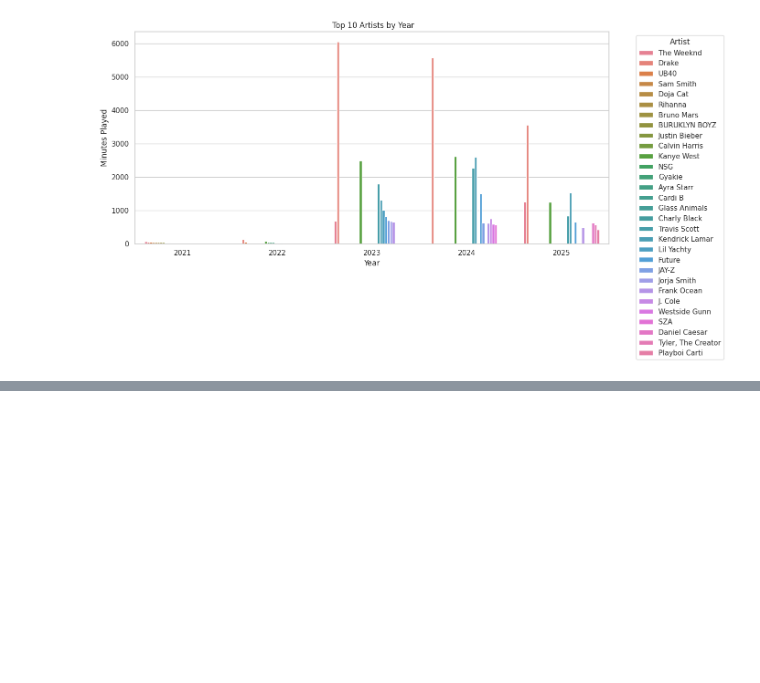
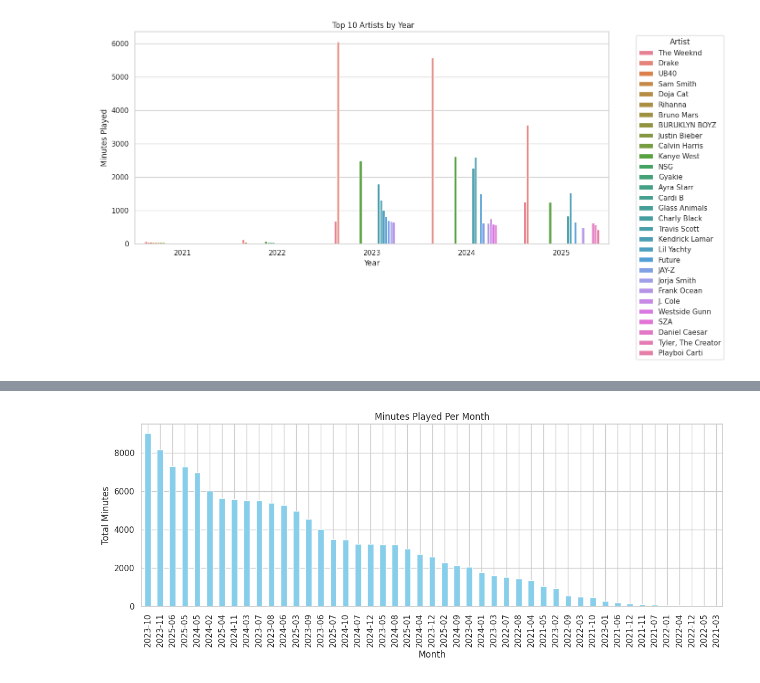
Before and after one commit to elvert19/spoti_stats, a Jupyter notebook: spotiy.ipynb, the cells around one changed output, grey strips where cells are left out. Cells and saved outputs as stored; diff of their text form; code cells hidden in the pictures; blank space fills up the shorter version.

```diff
--- a/spotiy.ipynb
+++ b/spotiy.ipynb
@@ -463,0 +566,11 @@ plt.show();
+# %%
+
+combined_df['timestamp'] = pd.to_datetime(combined_df['timestamp'])
+combined_df['month'] = combined_df['timestamp'].dt.to_period('M')
+
+
+monthly_listens = combined_df.groupby('month')['minutes_played'].sum().sort_values(ascending=False)
+
+
+print(" Most active months by total listening time:")
+print(monthly_listens.head());
@@ -463,0 +586,10 @@ plt.show();
+# %%
+
+
+monthly_listens.plot(kind='bar', figsize=(12, 5), title="Minutes Played Per Month", color='skyblue')
+plt.ylabel("Total Minutes")
+plt.xlabel("Month")
+plt.tight_layout()
+plt.show()
+# %% [output]
+[figure, added]
```
Also changed, not shown: parts of 6 cells of this notebook.
